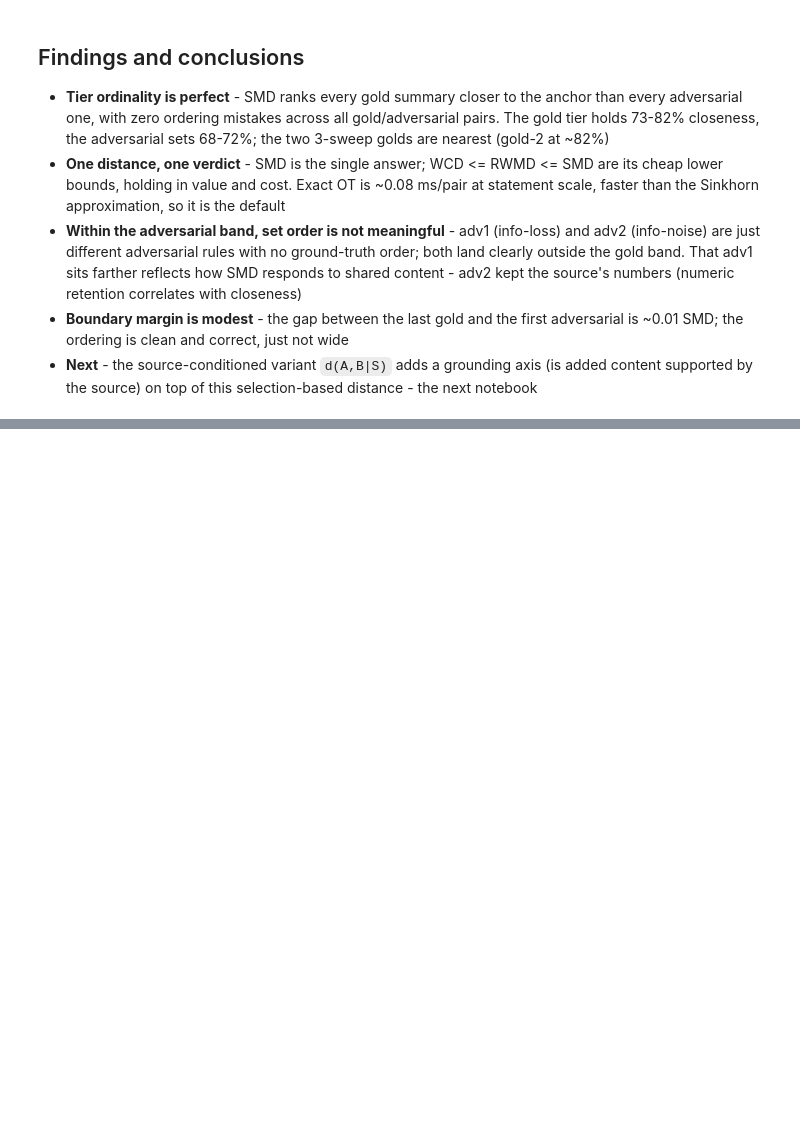
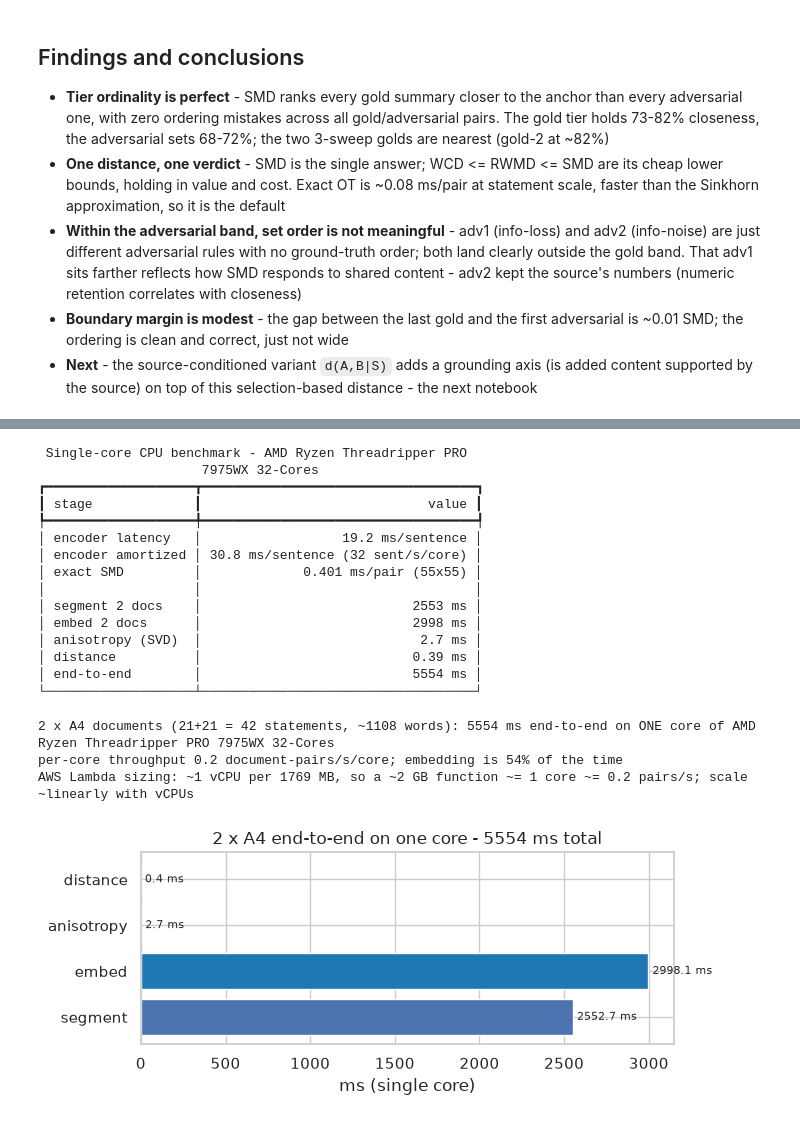
Before and after one commit to stellarshenson/docdistance, a Jupyter notebook: notebooks/04-kj-wmd-document-distance.ipynb, the cells around one changed output, grey strips where cells are left out. Drawn from its saved outputs; the diff is of its cells as text; code cells hidden in the pictures; blank space fills up the shorter version.

```diff
--- a/notebooks/04-kj-wmd-document-distance.ipynb
+++ b/notebooks/04-kj-wmd-document-distance.ipynb
@@ -516,0 +624,66 @@ plt.tight_layout(); plt.show()
+# %%
+# SAT segmentation on a single CPU core
+with contextlib.redirect_stderr(io.StringIO()):
+    sat_cpu = SaT(SAT_MODEL)
+# 2 x A4 workload: the source article split into two ~A4 halves
+_words = load_body(SOURCE_FILE).split()
+_h = len(_words) // 2
+doc_a, doc_b = " ".join(_words[:_h]), " ".join(_words[_h:])
+def _seg(t):
+    with contextlib.redirect_stderr(io.StringIO()):
+        return [s.strip() for s in sat_cpu.split(t) if s.strip()]
+_seg(doc_a)  # warm
+
+# full end-to-end, single core, timed per stage
+t0 = time.perf_counter(); sa = _seg(doc_a); sb = _seg(doc_b); t1 = time.perf_counter()
+ea = embed_int8_cpu(sa); eb = embed_int8_cpu(sb); t2 = time.perf_counter()
+_iso = all_but_the_top({"a": ea, "b": eb}, k=ABTT_K); t3 = time.perf_counter()
+_dist = smd(_iso["a"], _iso["b"]); t4 = time.perf_counter()
+seg_ms, emb_ms, iso_ms, dst_ms = (t1-t0)*1e3, (t2-t1)*1e3, (t3-t2)*1e3, (t4-t3)*1e3
+tot_ms = (t4 - t0) * 1e3
+nstmt = len(sa) + len(sb); nword = len(doc_a.split()) + len(doc_b.split())
+
+bt = Table(title=f"Single-core CPU benchmark - {cpu_model}", header_style="bold cyan")
+bt.add_column("stage"); bt.add_column("value", justify="right")
+bt.add_row("encoder latency", f"{enc_lat_ms:.1f} ms/sentence")
+bt.add_row("encoder amortized", f"{enc_amort_ms:.1f} ms/sentence ({1000/enc_amort_ms:.0f} sent/s/core)")
+bt.add_row("exact SMD", f"{smd_ms:.3f} ms/pair ({len(_X)}x{len(_Y)})")
+bt.add_row("", "")
+bt.add_row("segment 2 docs", f"{seg_ms:.0f} ms")
+bt.add_row("embed 2 docs", f"{emb_ms:.0f} ms")
+bt.add_row("anisotropy (SVD)", f"{iso_ms:.1f} ms")
+bt.add_row("distance", f"{dst_ms:.2f} ms")
+bt.add_row("[bold]end-to-end[/bold]", f"[bold]{tot_ms:.0f} ms[/bold]")
+console.print(bt)
+
+print(f"\n2 x A4 documents ({len(sa)}+{len(sb)} = {nstmt} statements, ~{nword} words): "
+      f"{tot_ms:.0f} ms end-to-end on ONE core of {cpu_model}")
+print(f"per-core throughput {1000/tot_ms:.1f} document-pairs/s/core; embedding is {emb_ms/tot_ms*100:.0f}% of the time")
+print(f"AWS Lambda sizing: ~1 vCPU per 1769 MB, so a ~2 GB function ~= 1 core ~= {1000/tot_ms:.1f} pairs/s; scale ~linearly with vCPUs")
+
+fig, ax = plt.subplots(figsize=(7, 3))
+_stages = ["segment", "embed", "anisotropy", "distance"]; _vals = [seg_ms, emb_ms, iso_ms, dst_ms]
+ax.barh(_stages, _vals, color=["#4c72b0", "#1f77b4", "#9bbf9b", "#dd8452"])
+for i, v in enumerate(_vals): ax.text(v, i, f" {v:.1f} ms", va="center", fontsize=8)
+ax.set_title(f"2 x A4 end-to-end on one core - {tot_ms:.0f} ms total"); ax.set_xlabel("ms (single core)")
+plt.tight_layout(); plt.show()
+# %% [output]
+ Single-core CPU benchmark - AMD Ryzen Threadripper PRO
+                     7975WX 32-Cores
+┏━━━━━━━━━━━━━━━━━━━┳━━━━━━━━━━━━━━━━━━━━━━━━━━━━━━━━━━━┓
+┃ stage             ┃                             value ┃
+┡━━━━━━━━━━━━━━━━━━━╇━━━━━━━━━━━━━━━━━━━━━━━━━━━━━━━━━━━┩
+│ encoder latency   │                  19.2 ms/sentence │
+│ encoder amortized │ 30.8 ms/sentence (32 sent/s/core) │
+│ exact SMD         │             0.401 ms/pair (55x55) │
+│                   │                                   │
+│ segment 2 docs    │                           2553 ms │
+│ embed 2 docs      │                           2998 ms │
+│ anisotropy (SVD)  │                            2.7 ms │
+│ distance          │                           0.39 ms │
+│ end-to-end        │                           5554 ms │
+└───────────────────┴───────────────────────────────────┘
+2 x A4 documents (21+21 = 42 statements, ~1108 words): 5554 ms end-to-end on ONE core of AMD Ryzen Threadripper PRO 7975WX 32-Cores
+per-core throughput 0.2 document-pairs/s/core; embedding is 54% of the time
+AWS Lambda sizing: ~1 vCPU per 1769 MB, so a ~2 GB function ~= 1 core ~= 0.2 pairs/s; scale ~linearly with vCPUs
+[figure, added]
```
Also changed, not shown: parts of 11 cells of this notebook, 8 other files.
